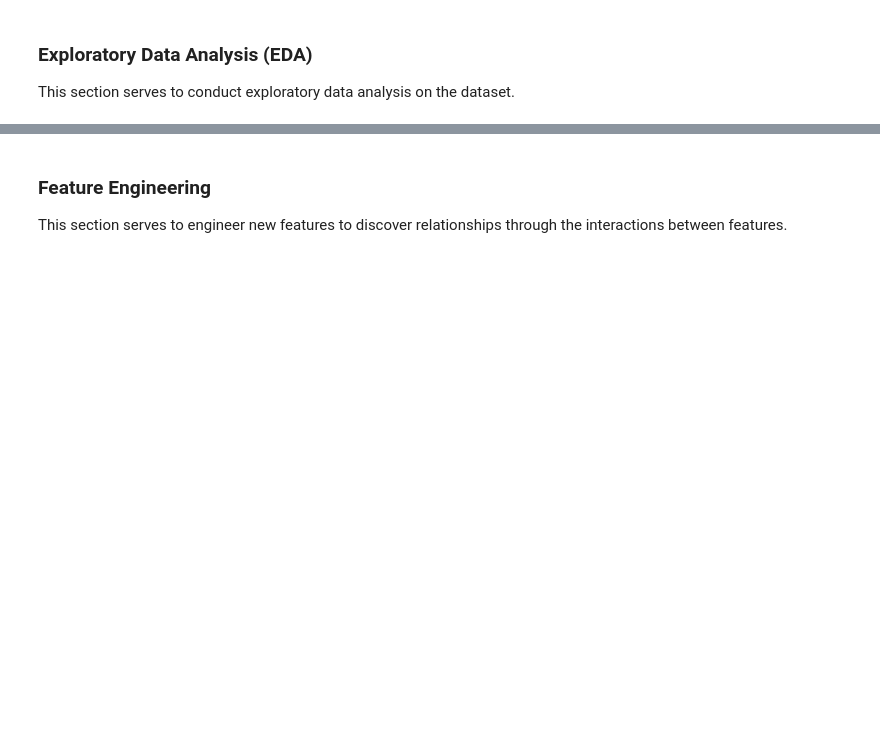
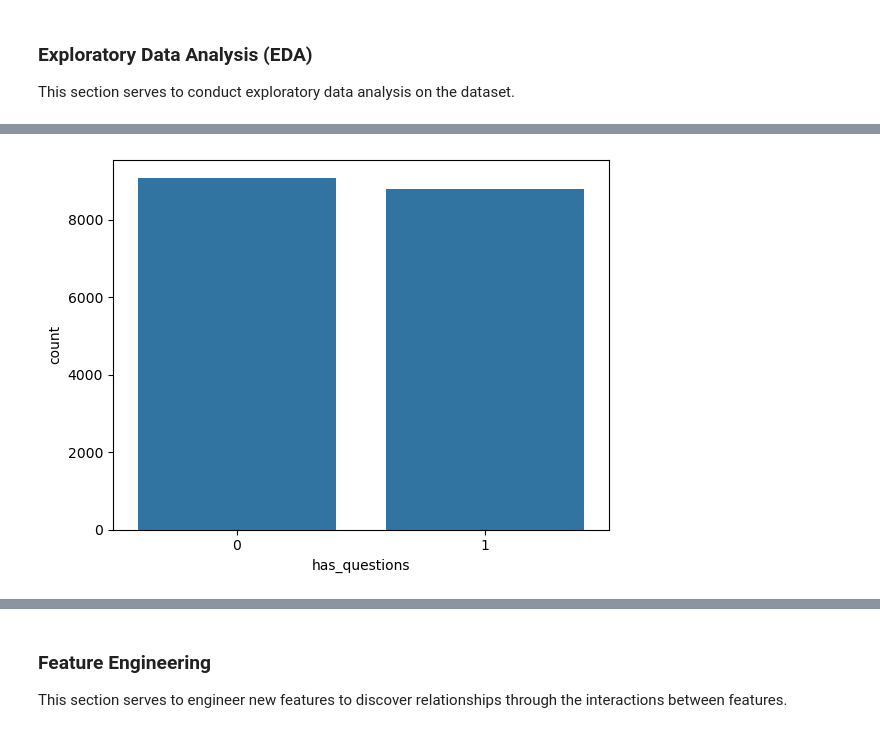
Before and after one commit to Bearson678/fake-job-posting_DL_Project, a Jupyter notebook: EDA.ipynb, the cells around one changed output, grey strips where cells are left out. Cells and saved outputs as stored; diff of their text form; code cells hidden in the pictures; blank space fills up the shorter version.

```diff
--- a/EDA.ipynb
+++ b/EDA.ipynb
@@ -163,0 +226,5 @@ This section serves to conduct exploratory data analysis on the dataset.
+# %%
+sns.countplot(x=df['has_questions'])
+plt.show()
+# %% [output]
+[figure, added]
```
Also changed, not shown: parts of 20 cells of this notebook.
